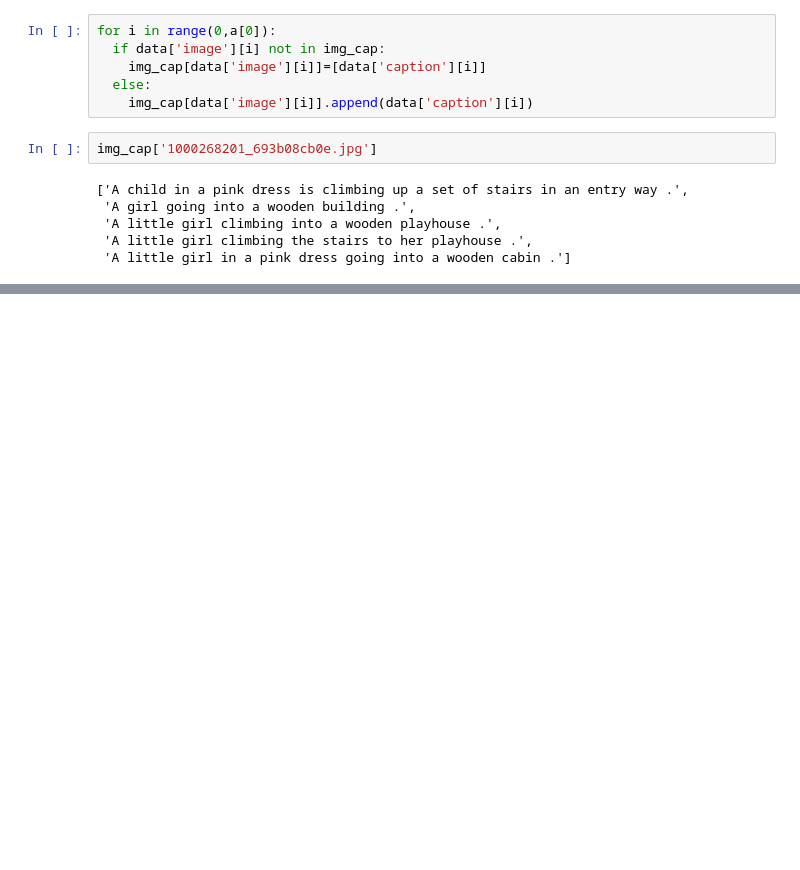
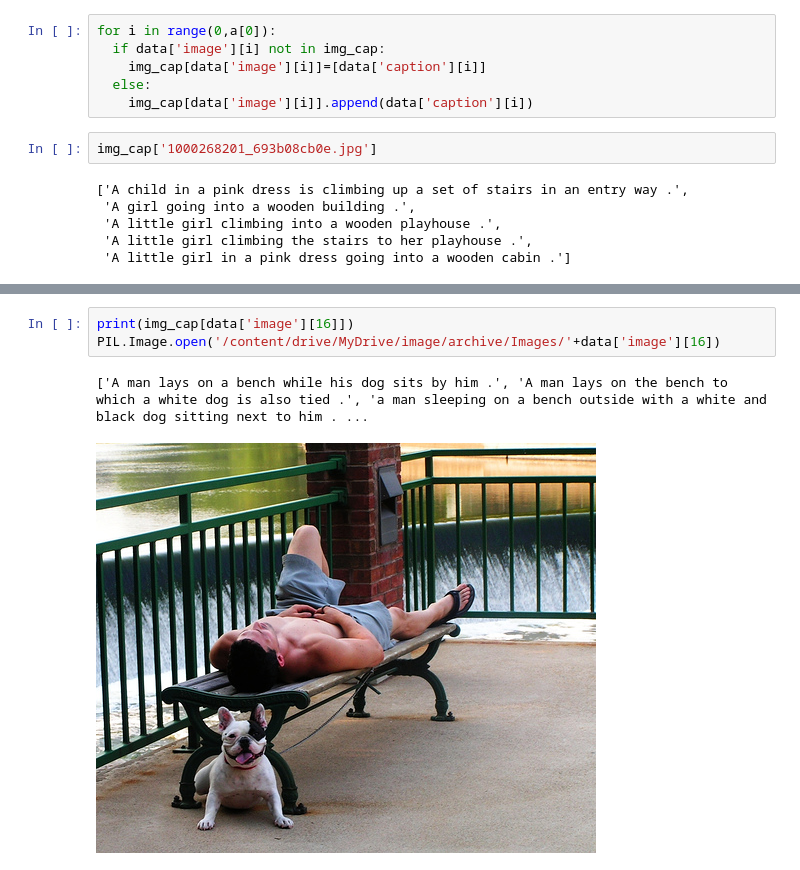
Before and after one commit to samratabduljalil/image-captioning-using-deep-learning, a Jupyter notebook: image_captioning_using_deep_learning.ipynb, the cells around one changed output, grey strips where cells are left out. Drawn from its saved outputs; the diff is of its cells as text; blank space fills up the shorter version.

```diff
--- a/image_captioning_using_deep_learning.ipynb
+++ b/image_captioning_using_deep_learning.ipynb
@@ -70,0 +77,6 @@ img_cap['1000268201_693b08cb0e.jpg']
+# %%
+print(img_cap[data['image'][16]])
+PIL.Image.open('/content/drive/MyDrive/image/archive/Images/'+data['image'][16])
+# %% [output]
+['A man lays on a bench while his dog sits by him .', 'A man lays on the bench to which a white dog is also tied .', 'a man sleeping on a bench outside with a white and black dog sitting next to him . ...
+[figure, added]
```
Also changed, not shown: parts of 3 cells of this notebook.
